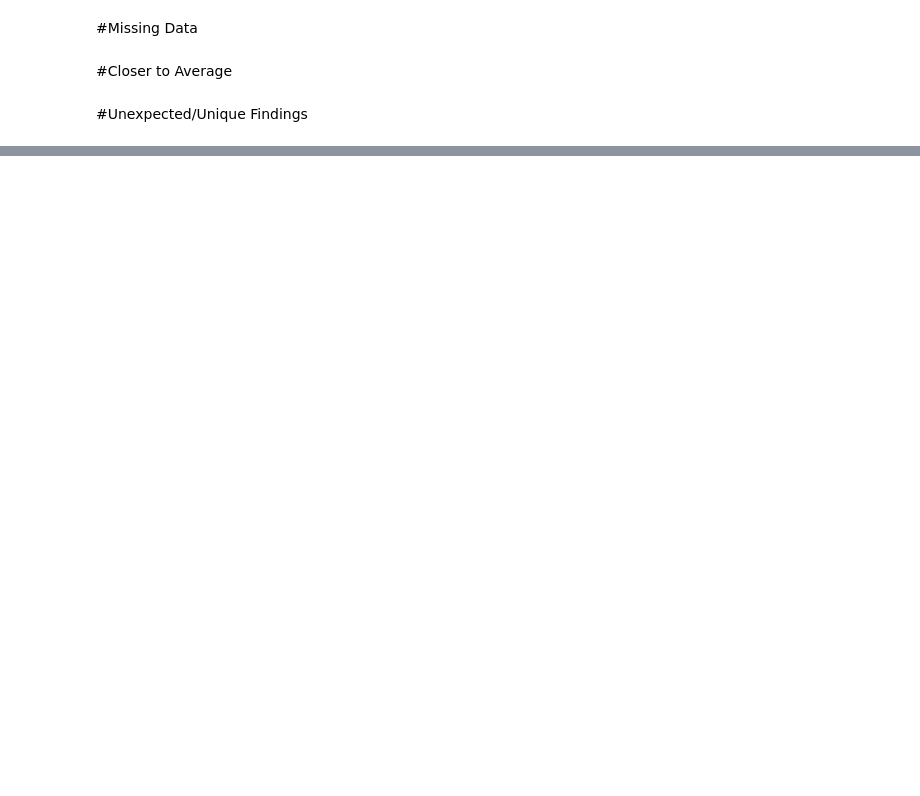
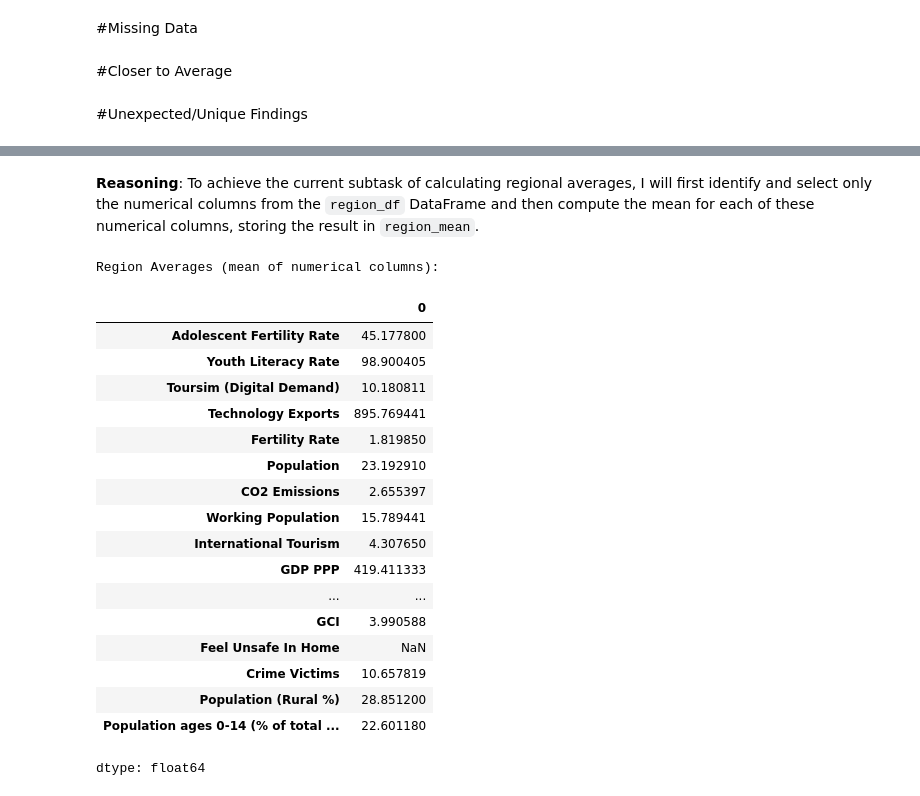
Before and after one commit to Knowasiak/A2_World_Region_Analysis, a Jupyter notebook: A2_World_Region_Analysis.ipynb, the cells around one changed output, grey strips where cells are left out. Cells and saved outputs as stored; diff of their text form; code cells hidden in the pictures; blank space fills up the shorter version.

```diff
--- a/A2_World_Region_Analysis.ipynb
+++ b/A2_World_Region_Analysis.ipynb
@@ -198,0 +193,29 @@ plt.show()
+# %% [markdown]
+**Reasoning**:
+To achieve the current subtask of calculating regional averages, I will first identify and select only the numerical columns from the `region_df` DataFrame and then compute the mean for each of these numerical columns, storing the result in `region_mean`.
+# %%
+columns_to_exclude = ['Obs','Country/Territory', 'Code', 'Region']
+reg_num = region_df.drop(columns=columns_to_exclude, errors='ignore')
+region_mean = reg_num.mean(numeric_only=True)
+print("Region Averages (mean of numerical columns):")
+display(region_mean)
+# %% [output]
+Region Averages (mean of numerical columns):
+|  | 0 |
+| Adolescent Fertility Rate | 45.177800 |
+| Youth Literacy Rate | 98.900405 |
+| Toursim (Digital Demand) | 10.180811 |
+| Technology Exports | 895.769441 |
+| Fertility Rate | 1.819850 |
+| Population | 23.192910 |
+| CO2 Emissions | 2.655397 |
+| Working Population | 15.789441 |
+| International Tourism | 4.307650 |
+| GDP PPP | 419.411333 |
+| ... | ... |
+| GCI | 3.990588 |
+| Feel Unsafe In Home | NaN |
+| Crime Victims | 10.657819 |
+| Population (Rural %) | 28.851200 |
+| Population ages 0-14 (% of total ... | 22.601180 |
+dtype: float64
```
Also changed, not shown: parts of 17 cells of this notebook.
